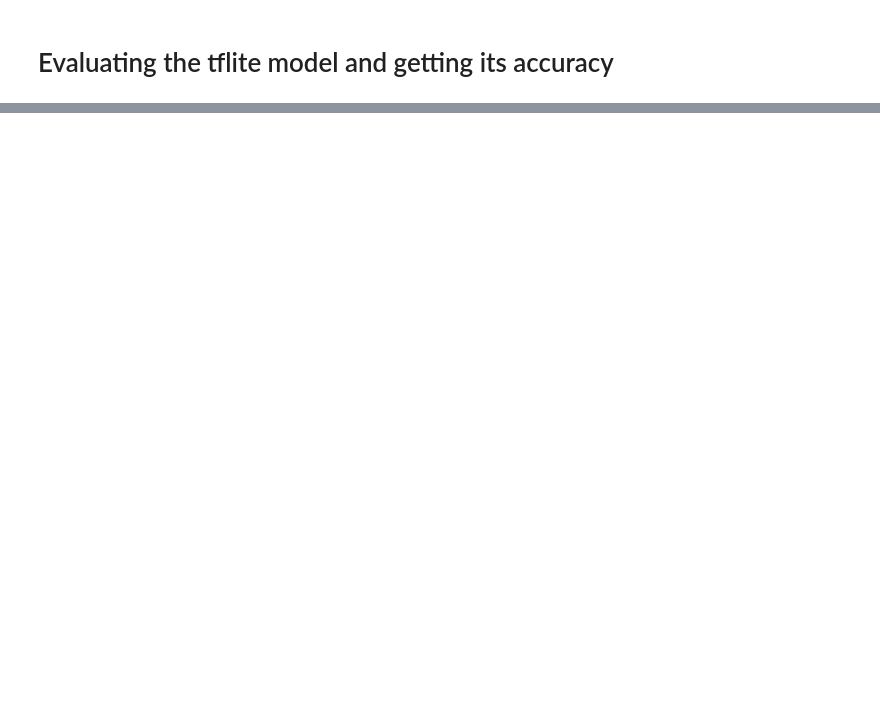
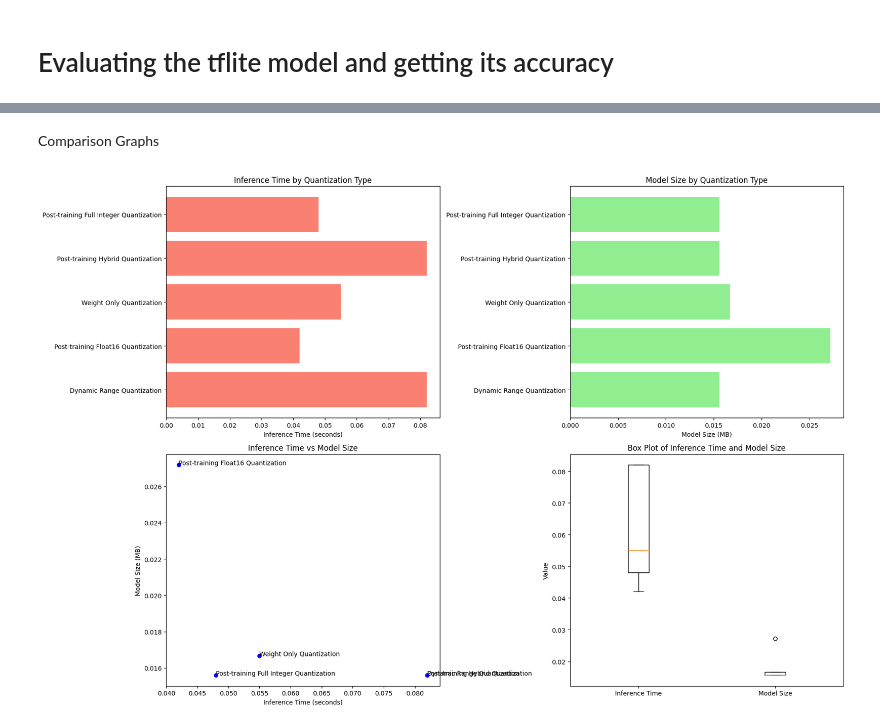
Before and after one commit to 5AIPAVAN/TinyML-Predictive_Maintenance, a Jupyter notebook: tinyml2.ipynb, the cells around one changed output, grey strips where cells are left out. Drawn from its saved outputs; the diff is of its cells as text; code cells hidden in the pictures; blank space fills up the shorter version.

Commit message:
different quantization models added and comparisons among them

```diff
--- a/tinyml2.ipynb
+++ b/tinyml2.ipynb
@@ -685,3 +1012,71 @@ Total params: 12033 (47.00 KB)
 Trainable params: 12033 (47.00 KB)
 Non-trainable params: 0 (0.00 Byte)
 _________________________________________________________________
+# %% [markdown]
+Comparison Graphs
+# %%
+import matplotlib.pyplot as plt
+import pandas as pd
+
+# Define the data for each quantization type
+data = {
+    "Quantization Type": [
+        "Dynamic Range Quantization",
+        "Post-training Float16 Quantization",
+        "Weight Only Quantization",
+        "Post-training Hybrid Quantization",
+        "Post-training Full Integer Quantization"
+    ],
+    "Inference Time (seconds)": [
+        0.0820002555847168,
+        0.04199862480163574,
+        0.05499720573425293,
+        0.0820002555847168,
+        0.04800772666931152
+    ],
+    "Model Size (MB)": [
+        0.01558685302734375,
+        0.027187347412109375,
+        0.0166778564453125,
+        0.01558685302734375,
+        0.01558685302734375
+    ]
+}
+
+# Create a DataFrame
+df = pd.DataFrame(data)
+
+# Plot Inference Time and Model Size
+plt.figure(figsize=(18, 12))
+
+# Horizontal Bar Plot for Inference Time
+plt.subplot(2, 2, 1)
+plt.barh(df["Quantization Type"], df["Inference Time (seconds)"], color='salmon')
+plt.xlabel('Inference Time (seconds)')
+plt.title('Inference Time by Quantization Type')
+
+# Horizontal Bar Plot for Model Size
+plt.subplot(2, 2, 2)
+plt.barh(df["Quantization Type"], df["Model Size (MB)"], color='lightgreen')
+plt.xlabel('Model Size (MB)')
+plt.title('Model Size by Quantization Type')
+
+# Scatter Plot for Inference Time vs Model Size
+plt.subplot(2, 2, 3)
+plt.scatter(df["Inference Time (seconds)"], df["Model Size (MB)"], color='blue')
+for i, txt in enumerate(df["Quantization Type"]):
+    plt.annotate(txt, (df["Inference Time (seconds)"][i], df["Model Size (MB)"][i]))
+plt.xlabel('Inference Time (seconds)')
+plt.ylabel('Model Size (MB)')
+plt.title('Inference Time vs Model Size')
+
+# Box Plot for Inference Time and Model Size
+plt.subplot(2, 2, 4)
+plt.boxplot([df["Inference Time (seconds)"], df["Model Size (MB)"]], labels=['Inference Time', 'Model Size'])
+plt.ylabel('Value')
+plt.title('Box Plot of Inference Time and Model Size')
+
+plt.tight_layout()
+plt.show()
+# %% [output]
+[figure, added]
```
Also changed, not shown: parts of 29 cells of this notebook, 9 other files.
